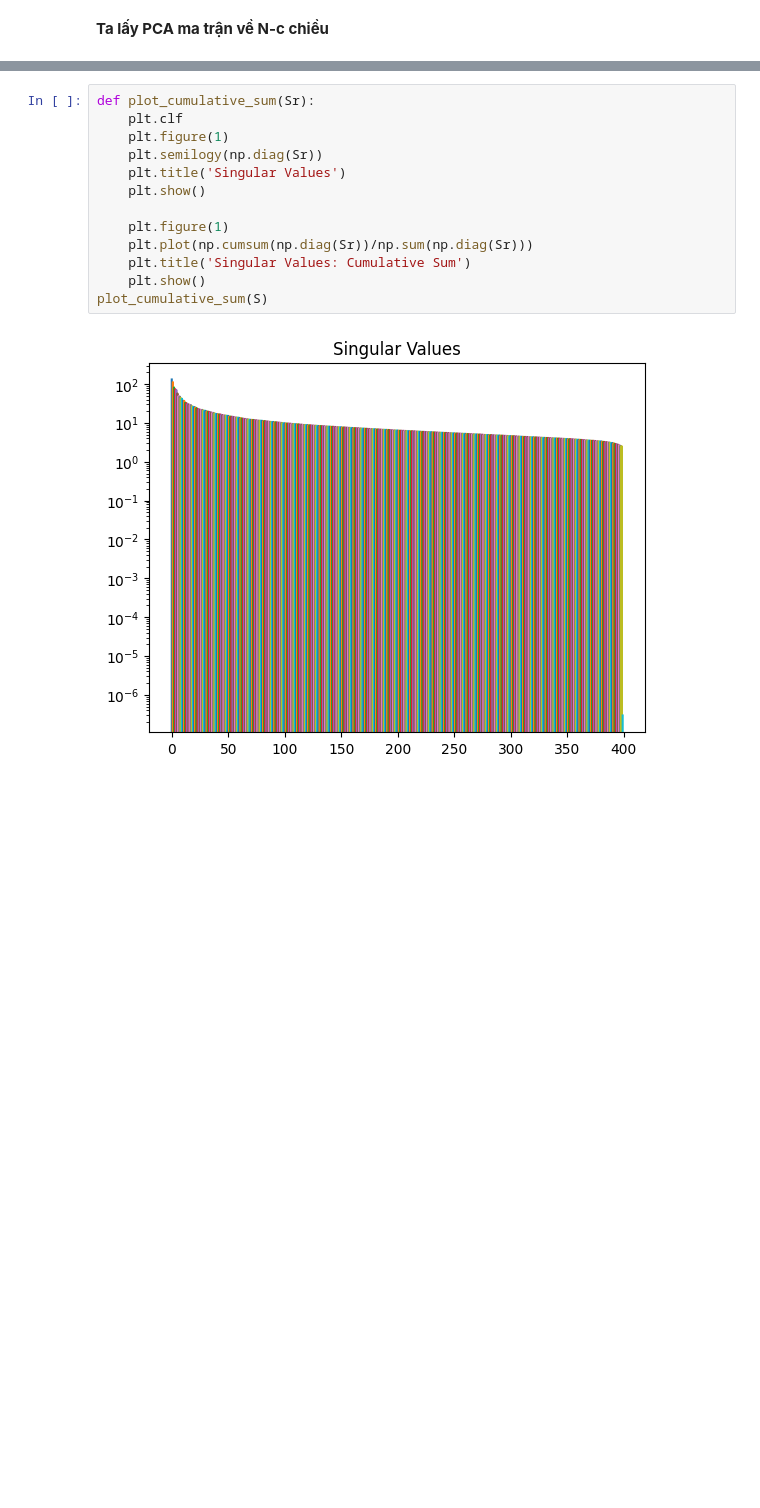
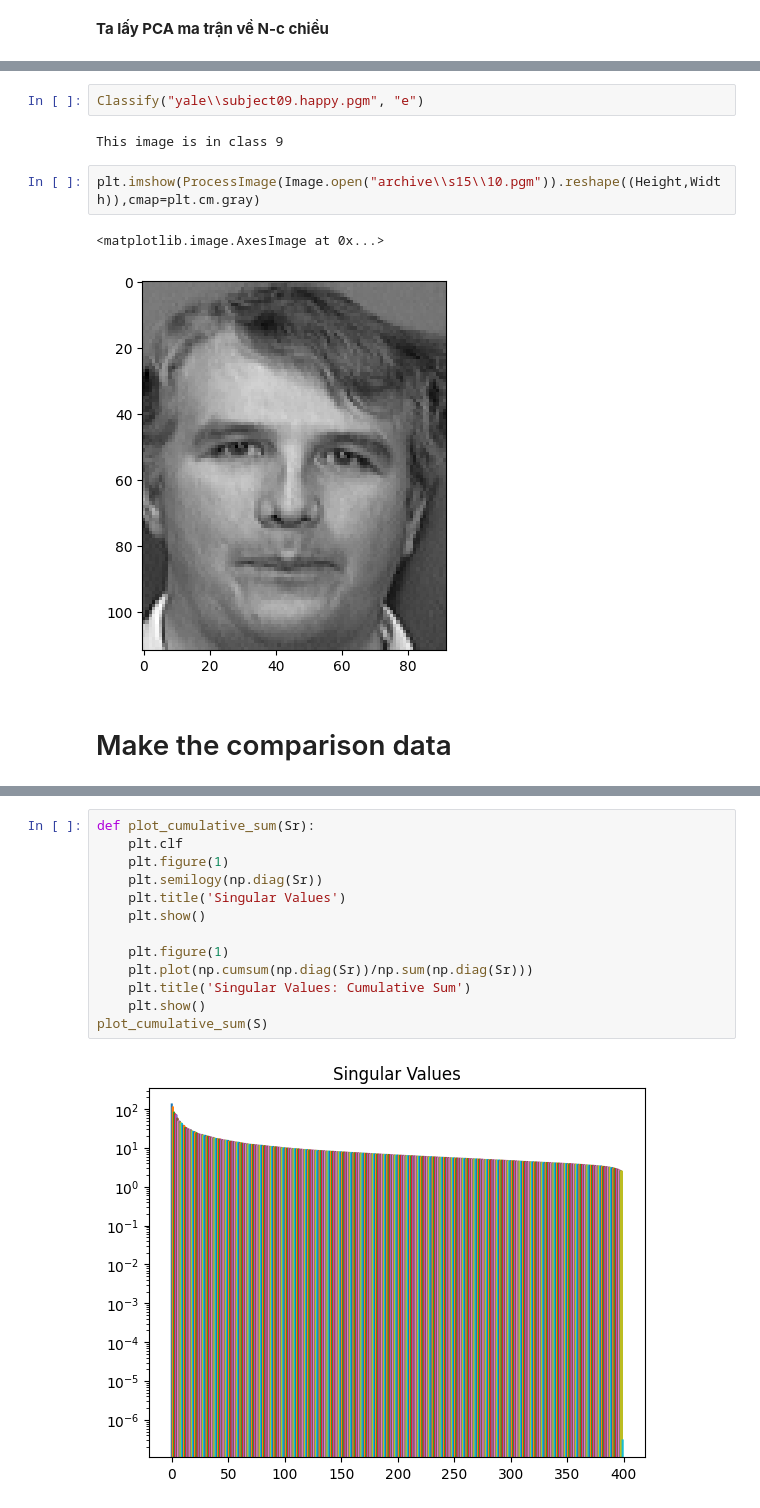
Before and after one commit to tincuri/BTLdstt, a Jupyter notebook: dstt.ipynb, the cells around one changed output, grey strips where cells are left out. Drawn from its saved outputs; the diff is of its cells as text; blank space fills up the shorter version.

```diff
--- a/dstt.ipynb
+++ b/dstt.ipynb
@@ -238,0 +327,11 @@ S_ff= np.diag(S[0:dim])
+# %%
+Classify("yale\\subject09.happy.pgm", "e")
+# %% [output]
+This image is in class 9
+# %%
+plt.imshow(ProcessImage(Image.open("archive\\s15\\10.pgm")).reshape((Height,Width)),cmap=plt.cm.gray)
+# %% [output]
+<matplotlib.image.AxesImage at 0x...>
+[figure, added]
+# %% [markdown]
+# Make the comparison data
```
Also changed, not shown: parts of 35 cells of this notebook.
